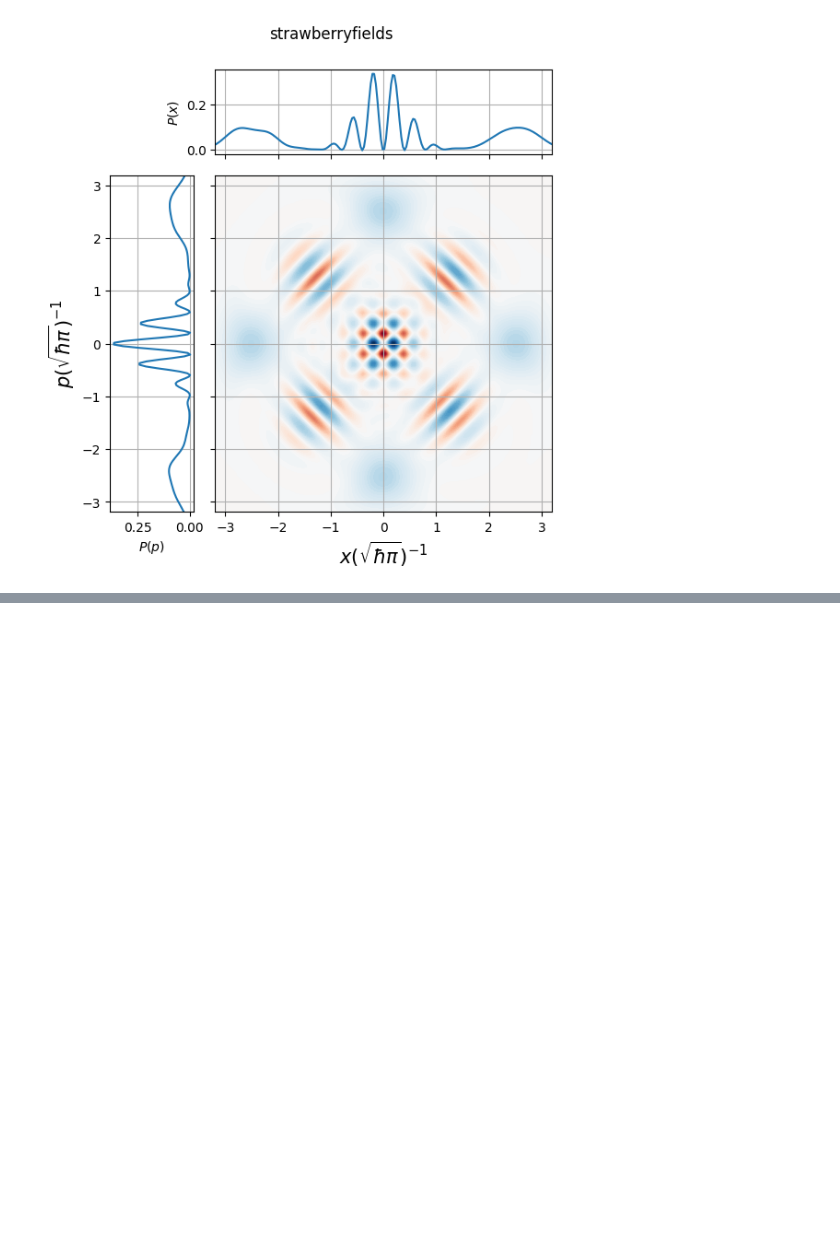
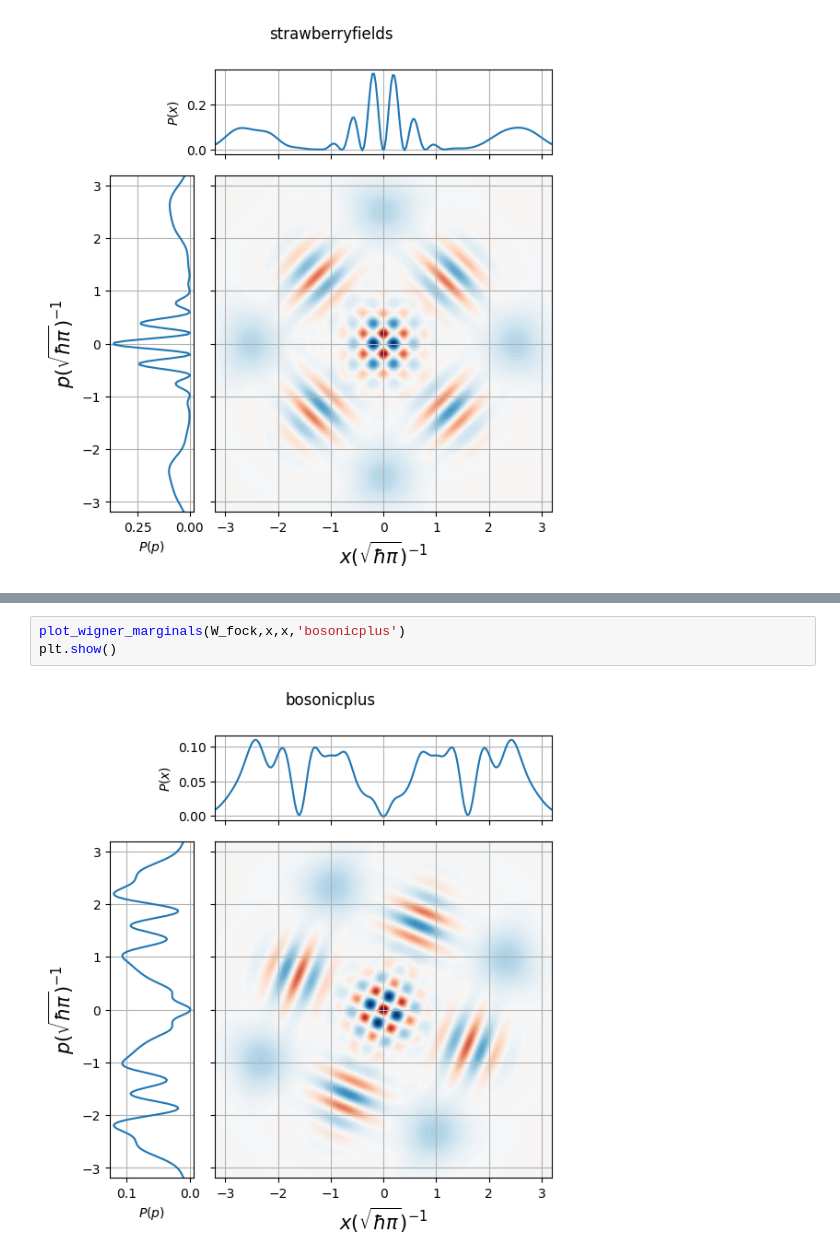
Before and after one commit to qpit/lcg_plus, a Jupyter notebook: Kerr-interaction.ipynb, the cells around one changed output, grey strips where cells are left out. Drawn from its saved outputs; the diff is of its cells as text; blank space fills up the shorter version.

```diff
--- a/Kerr-interaction.ipynb
+++ b/Kerr-interaction.ipynb
@@ -210,0 +318,5 @@ plt.show()
+# %%
+plot_wigner_marginals(W_fock,x,x,'bosonicplus')
+plt.show()
+# %% [output]
+[figure, added]
```
Also changed, not shown: parts of 11 cells of this notebook.
